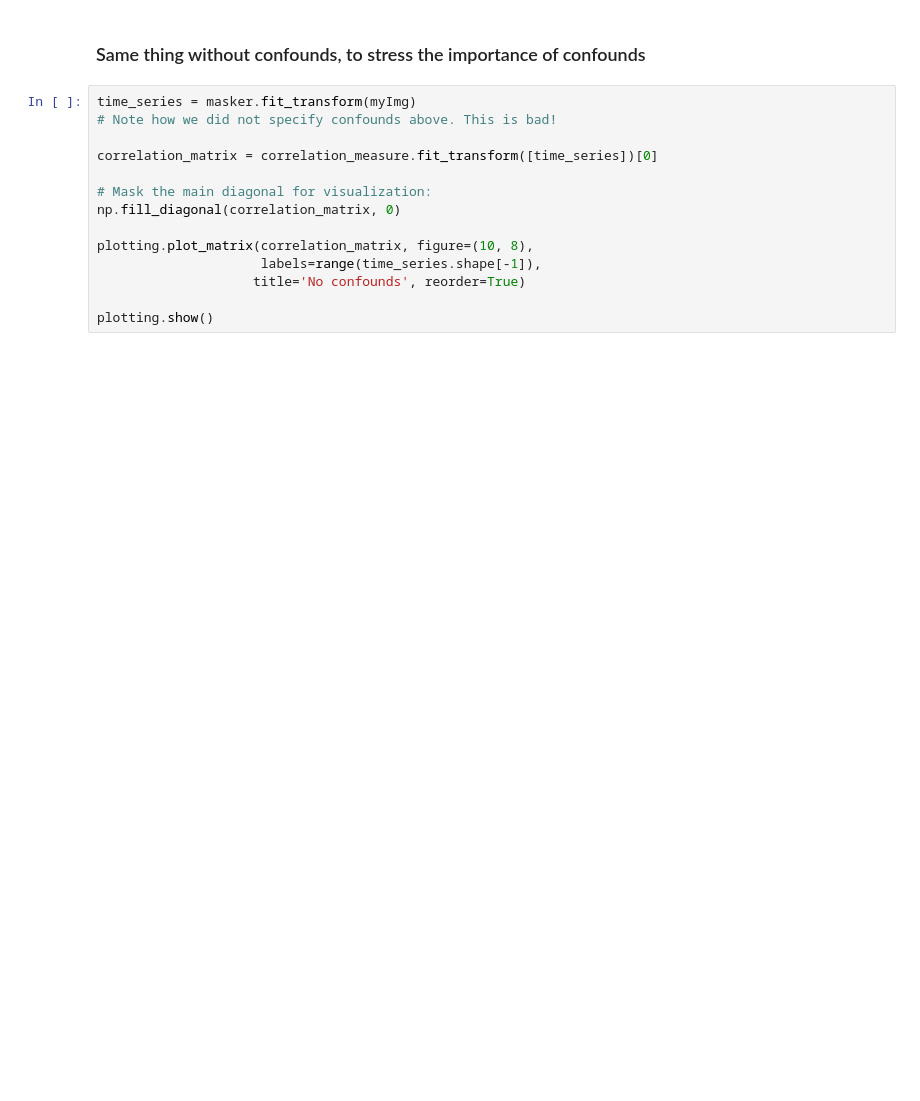
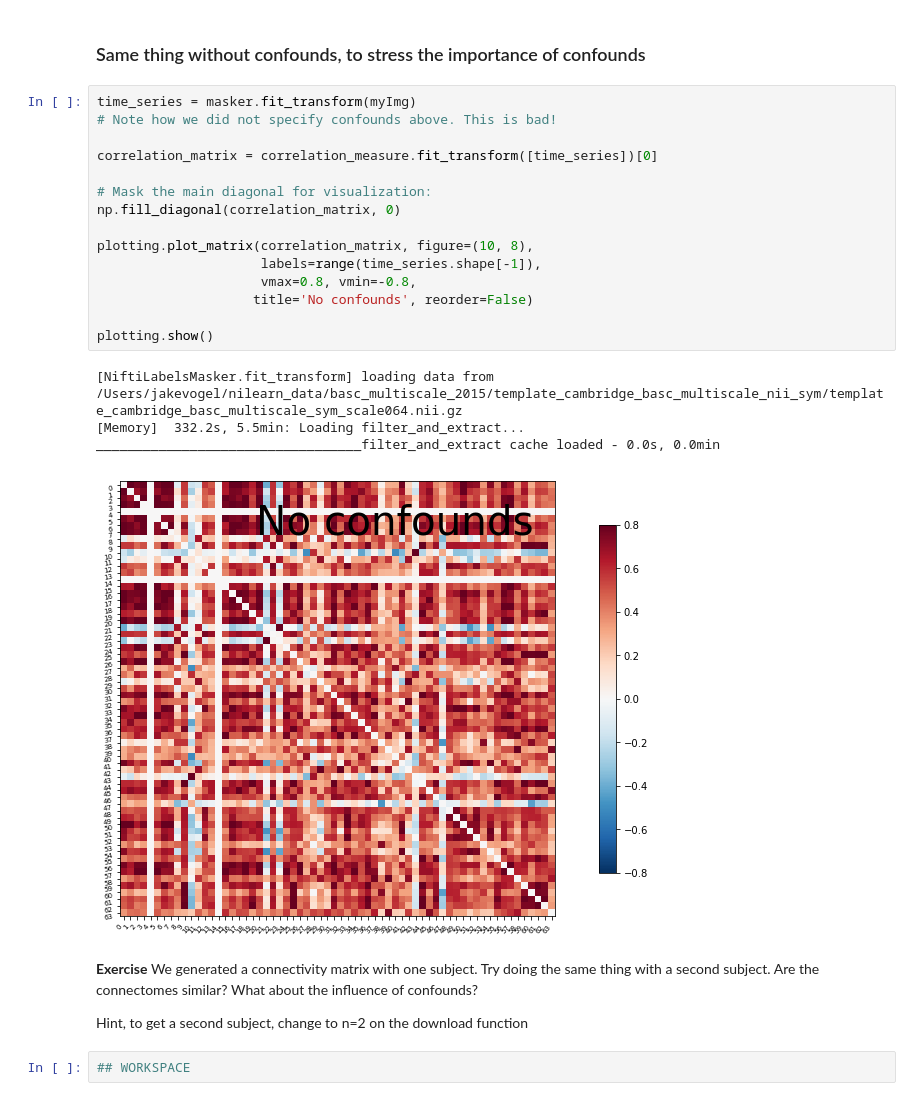
Before and after one commit to illdopejake/RS2018_Nilearn_tutorial, a Jupyter notebook: Nilearn_tutorial_2018_2_Extracting_Features.ipynb, the cells around one changed output. Drawn from its saved outputs; the diff is of its cells as text; blank space fills up the shorter version.

```diff
--- a/Nilearn_tutorial_2018_2_Extracting_Features.ipynb
+++ b/Nilearn_tutorial_2018_2_Extracting_Features.ipynb
@@ -167,14 +310,26 @@ plotting.plot_matrix(correlation_matrix, figure=(10, 8),
 # %%
 time_series = masker.fit_transform(myImg)
 # Note how we did not specify confounds above. This is bad!
 
 correlation_matrix = correlation_measure.fit_transform([time_series])[0]
 
 # Mask the main diagonal for visualization:
 np.fill_diagonal(correlation_matrix, 0)
 
 plotting.plot_matrix(correlation_matrix, figure=(10, 8),
                      labels=range(time_series.shape[-1]),
-                    title='No confounds', reorder=True)
+                     vmax=0.8, vmin=-0.8,
+                    title='No confounds', reorder=False)
 
 plotting.show()
+# %% [output]
+[NiftiLabelsMasker.fit_transform] loading data from /Users/jakevogel/nilearn_data/basc_multiscale_2015/template_cambridge_basc_multiscale_nii_sym/template_cambridge_basc_multiscale_sym_scale064.nii.gz
+[Memory]  332.2s, 5.5min: Loading filter_and_extract...
+__________________________________filter_and_extract cache loaded - 0.0s, 0.0min
+[figure, added]
+# %% [markdown]
+**Exercise** We generated a connectivity matrix with one subject. Try doing the same thing with a second subject. Are the connectomes similar? What about the influence of confounds?
+
+Hint, to get a second subject, change to n=2 on the download function
+# %%
+## WORKSPACE
```
Also changed, not shown: parts of 22 cells of this notebook.
